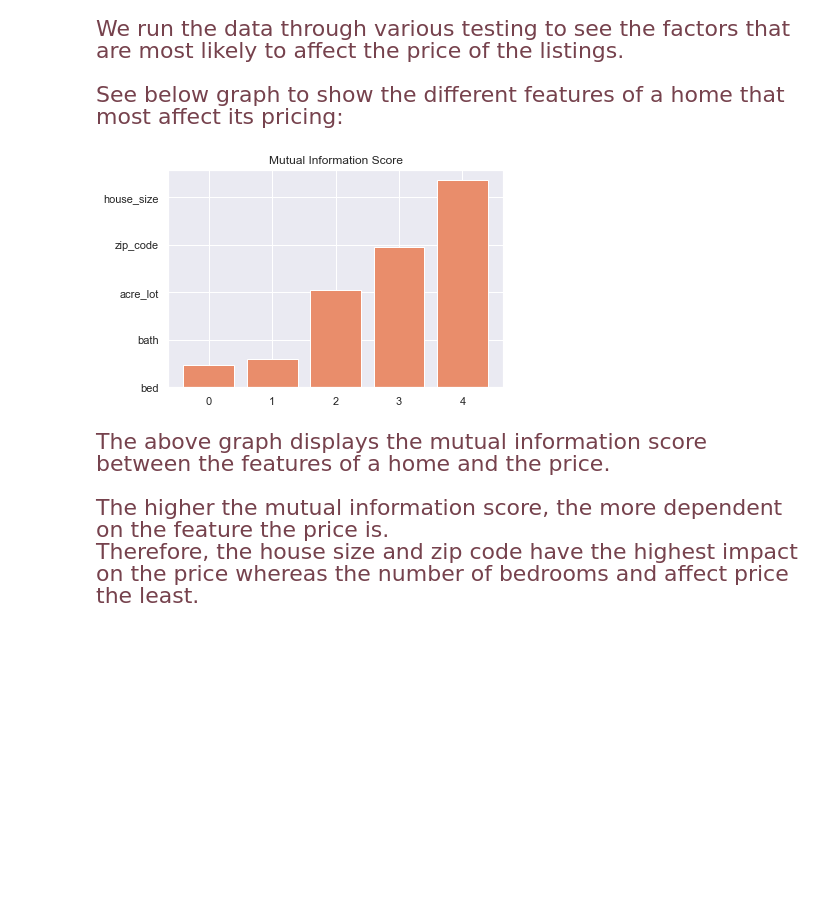
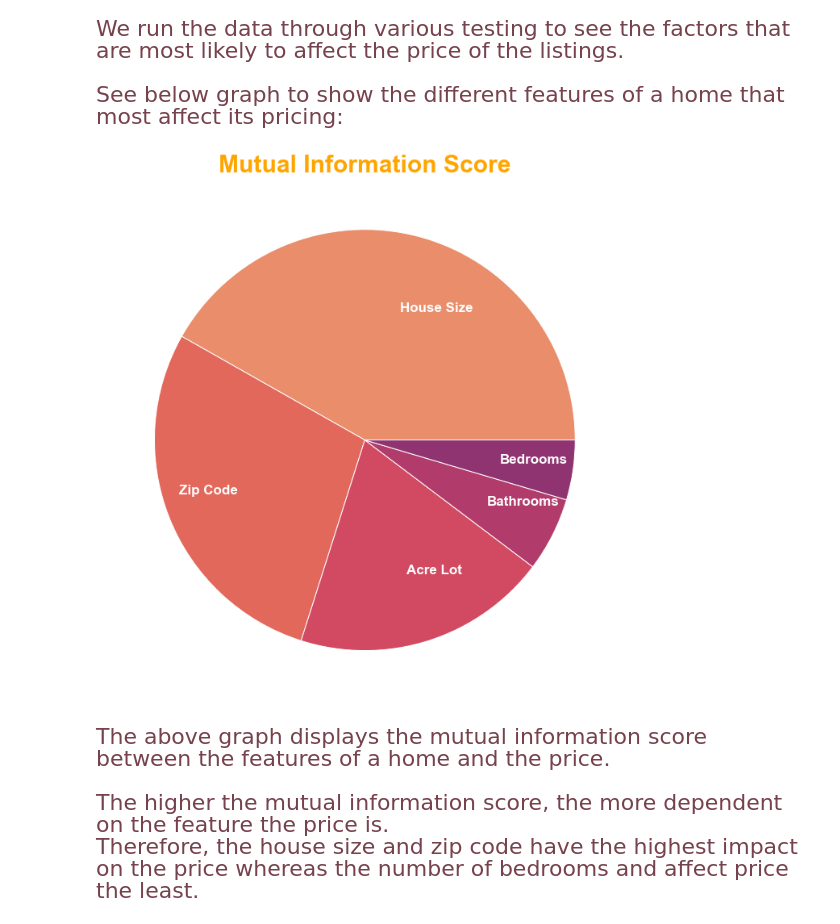
Before and after one commit to Chlo-Sko/Listing-Price-Predictor, a Jupyter notebook: listing-price-predictor.ipynb, the cells around one changed output. Cells and saved outputs as stored; diff of their text form; code cells hidden in the pictures; blank space fills up the shorter version.

Commit message:
updated mutual information score to pie chart

```diff
--- a/listing-price-predictor.ipynb
+++ b/listing-price-predictor.ipynb
@@ -249,19 +249,14 @@ def get_mi_score(X,y):
     return mut_info_score
 
 mut_info_score = get_mi_score(X,y)
-# %%
-# Plot the Mutual Information Score
-def plot_score(score):
-    score = score.sort_values(ascending = True)
-    height = np.arange(len(score))
-    ticks = list(score.index)
-    plt.bar(height,score)
-    plt.yticks(height,ticks)
-    plt.title('Mutual Information Score')
-
-plot_score(mut_info_score)
-# %% [output]
-[figure, removed]
+# %%
+textprops = {"fontsize":17, 'fontweight':'bold', 'color':'white'}
+labels = ['House Size', 'Zip Code', 'Acre Lot', 'Bathrooms', 'Bedrooms' ]
+plt.figure(figsize=(12,12))
+plt.pie(mut_info_score, labels=labels, textprops=textprops, labeldistance = 0.65)
+plt.title("Mutual Information Score", fontsize = 30, color="Orange", fontweight="bold");
+# %% [output]
+[figure, added]
 # %% [markdown]
 <p span style="font-family:garamond; font-size:22px; text-align:left; color:#76424D">The above graph displays the mutual information score between the features of a home and the price. <br>
 <br>The higher the mutual information score, the more dependent on the feature the price is. <br>
```
Also changed, not shown: parts of 1 cell of this notebook.
